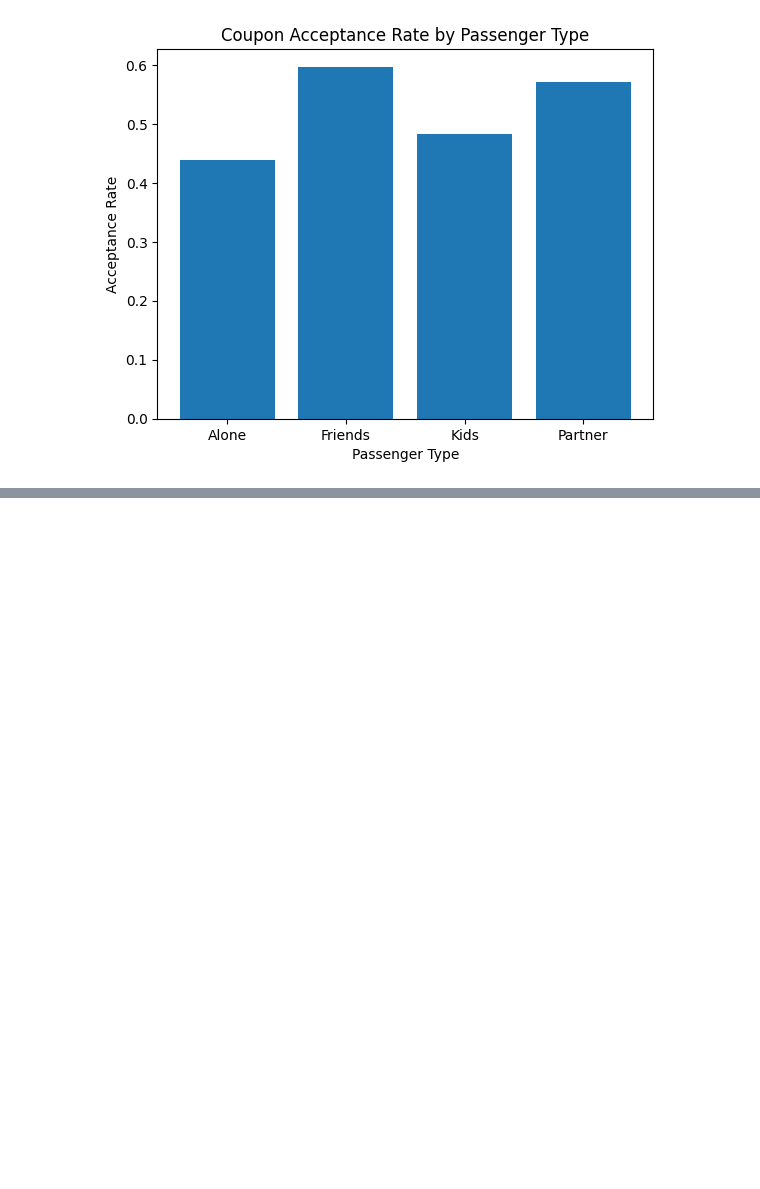
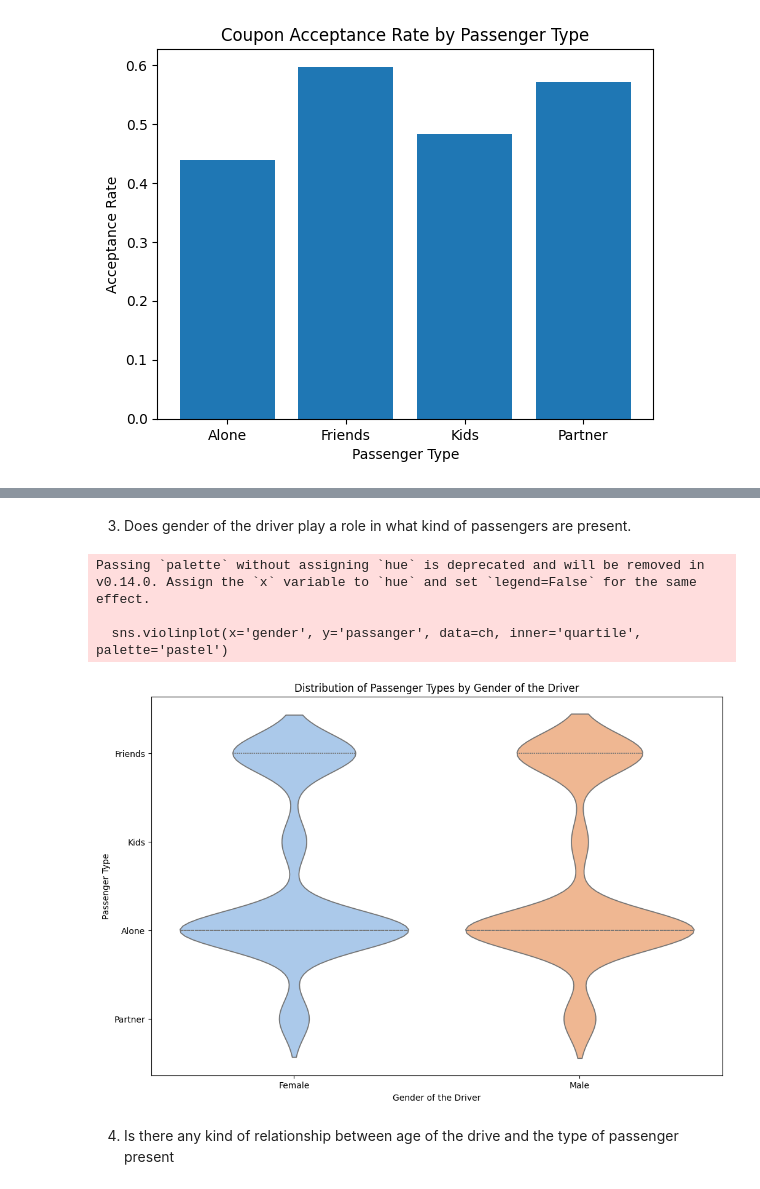
Before and after one commit to shivaallala/Customer_Coupon, a Jupyter notebook: prompt.ipynb, the cells around one changed output, grey strips where cells are left out. Drawn from its saved outputs; the diff is of its cells as text; code cells hidden in the pictures; blank space fills up the shorter version.

```diff
--- a/prompt.ipynb
+++ b/prompt.ipynb
@@ -812,0 +856,17 @@ plt.show()
+# %% [markdown]
+3. Does gender of the driver play a role in what kind of passengers are present.
+# %%
+#violin plot to represent the distribution of passengers for each gender.
+plt.figure(figsize=(12, 8))
+sns.violinplot(x='gender', y='passanger', data=ch, inner='quartile', palette='pastel')
+plt.title('Distribution of Passenger Types by Gender of the Driver')
+plt.xlabel('Gender of the Driver')
+plt.ylabel('Passenger Type')
+plt.show()
+# %% [output]
+Passing `palette` without assigning `hue` is deprecated and will be removed in v0.14.0. Assign the `x` variable to `hue` and set `legend=False` for the same effect.
+
+  sns.violinplot(x='gender', y='passanger', data=ch, inner='quartile', palette='pastel')
+[figure, added]
+# %% [markdown]
+4. Is there any kind of relationship between age of the drive and the type of passenger present
```
Also changed, not shown: parts of 14 cells of this notebook.
